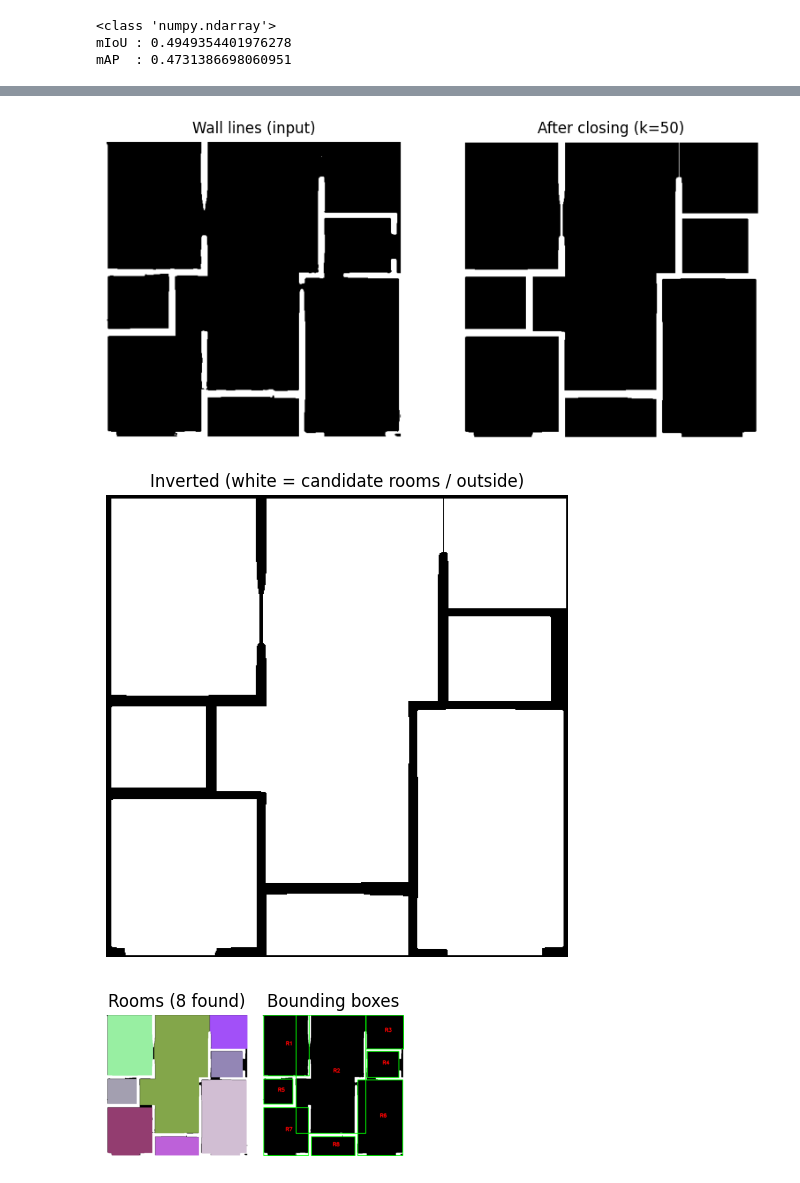
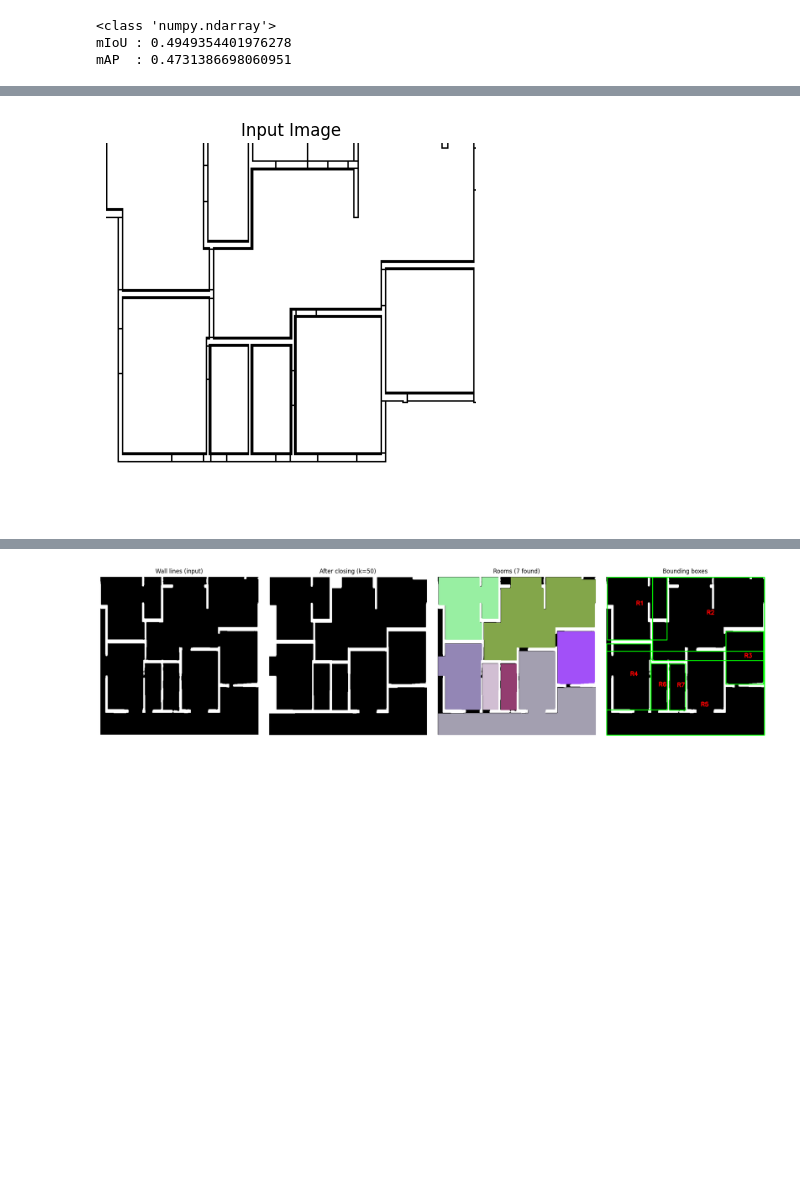
Before and after one commit to butchi-adari-tcgls/mitunet_2d_seg, a Jupyter notebook: 2d_seg_graph_worker.ipynb, the cells around one changed output, grey strips where cells are left out. Drawn from its saved outputs; the diff is of its cells as text; code cells hidden in the pictures; blank space fills up the shorter version.

```diff
--- a/2d_seg_graph_worker.ipynb
+++ b/2d_seg_graph_worker.ipynb
@@ -656,11 +656,11 @@ def find_room_boundaries(img_path, pred_wall):
     plt.title(f"After closing (k={kernel_size})")
     plt.imshow(closed, cmap='gray'); plt.axis('off')
 
-    # Quick debug view: what does the inverted (room candidates) image look like?
-    plt.figure(figsize=(6, 6))
-    plt.title("Inverted (white = candidate rooms / outside)")
-    plt.imshow(inverted, cmap='gray'); plt.axis('off')
-    plt.show()
+    # # Quick debug view: what does the inverted (room candidates) image look like?
+    # plt.figure(figsize=(6, 6))
+    # plt.title("Inverted (white = candidate rooms / outside)")
+    # plt.imshow(inverted, cmap='gray'); plt.axis('off')
+    # plt.show()
 
     plt.subplot(1, 4, 3)
     plt.title(f"Rooms ({len(rooms)} found)")
@@ -677,6 +677,15 @@ def find_room_boundaries(img_path, pred_wall):
 
 idx = np.random.randint(0, 100)  # Randomly select an index for testing
 img_path = f"{dataset_path}/{idx:05d}.png"
+
+img = cv2.imread(img_path)
+img = cv2.cvtColor(img, cv2.COLOR_BGR2RGB)
+plt.imshow(img)
+plt.title("Input Image")
+plt.axis('off')
+plt.show()
+
 pred_wall = predict(img_path, show=False)
 find_room_boundaries(img_path, pred_wall)
 # %% [output]
+[figure, new version]
@@ -701,5 +708,3 @@ Detected 8 rooms
-[figure, old version]
-[figure, old version]
+[figure, new version]
-[figure, removed]
 [{'id': 1,
   'label': 1,
```
Also changed, not shown: parts of 12 cells of this notebook.
